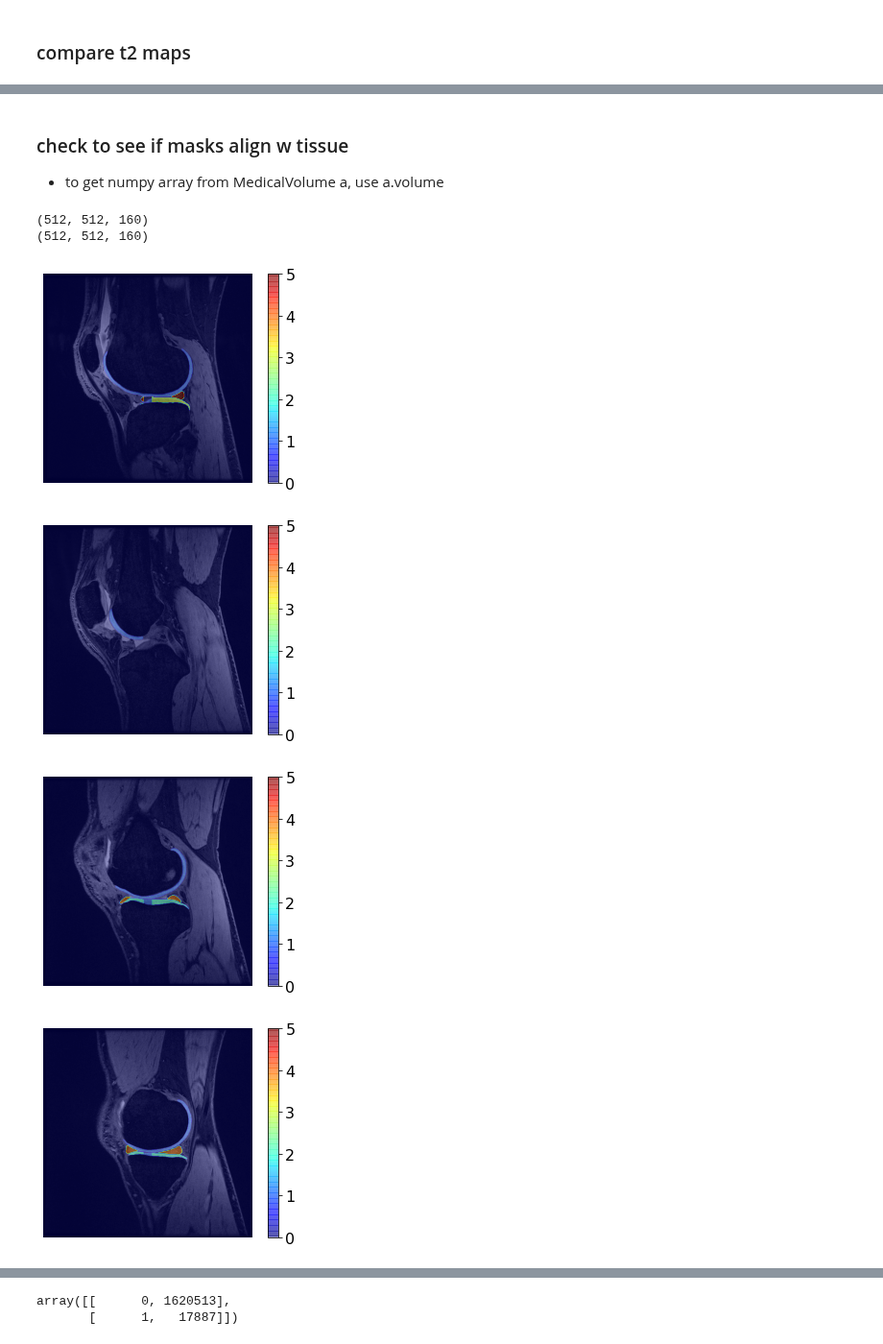
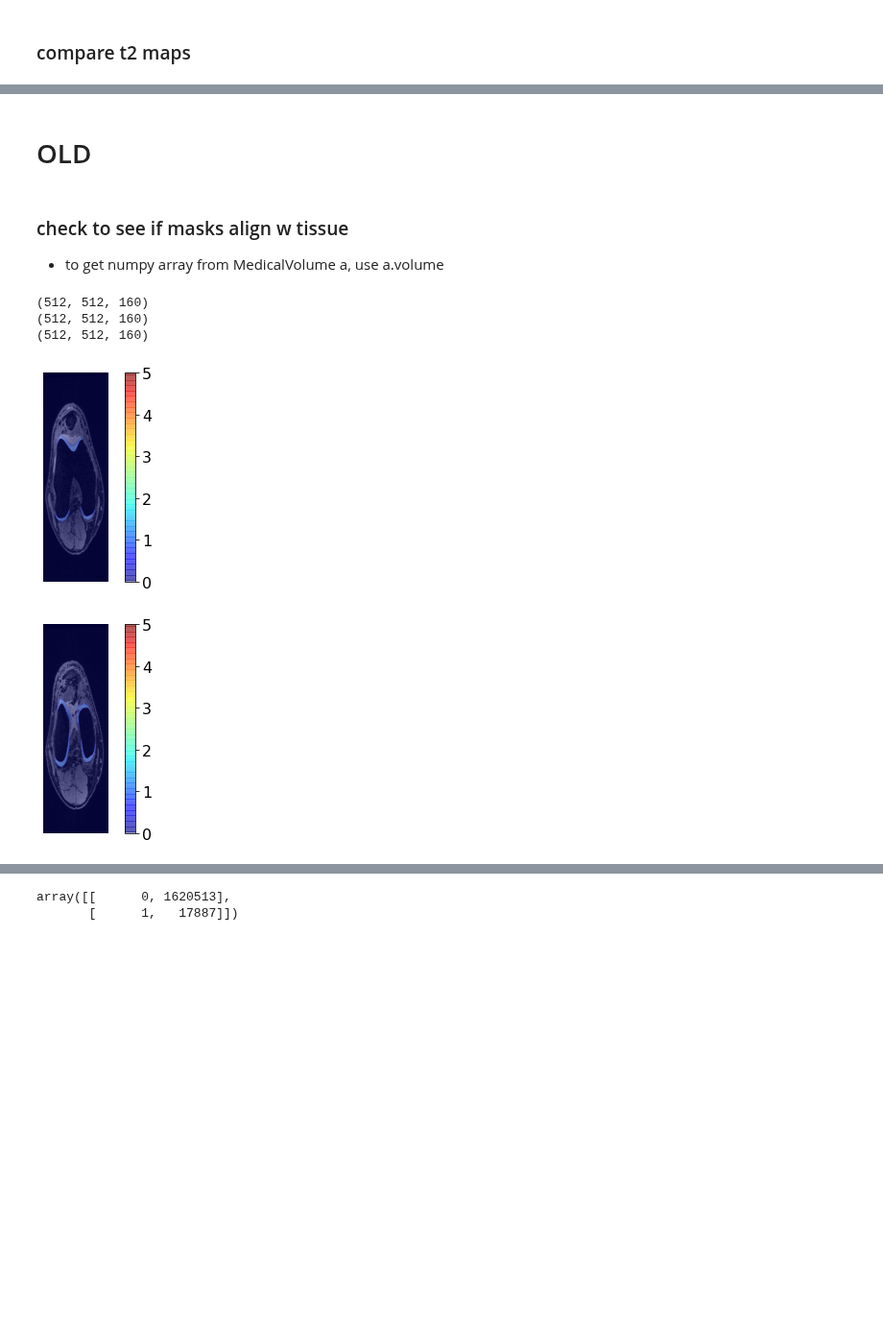
Before and after one commit to davevanveen/unsup_mri, a Jupyter notebook: ipynb/20210129_t2_maps.ipynb, the cells around one changed output, grey strips where cells are left out. Shown at 96% size. Drawn from its saved outputs; the diff is of its cells as text; code cells hidden in the pictures; blank space fills up the shorter version.

```diff
--- a/ipynb/20210129_t2_maps.ipynb
+++ b/ipynb/20210129_t2_maps.ipynb
@@ -79,7 +77,7 @@ def plot_list(arr_list, title_list, clim=(0,1)):#None):
 # %% [markdown]
 ### load gt, mask as MedicalVolume
 # %%
-file_id = '034'
+file_id = '006'
 
 path_dcm_test = '/bmrNAS/people/akshay/dl/qdess_recon/segmentations/dicoms/MTR_{}/'.format(file_id)
 path_m_test = '/bmrNAS/people/arjun/data/qdess_knee_2020/image_files/MTR_{}.h5'.format(file_id)
@@ -196,34 +208,37 @@ for idx in np.arange(e1_dc.shape[0]):
+# %% [markdown]
+# OLD
 # %% [markdown]
 ### check to see if masks align w tissue
 
 - to get numpy array from MedicalVolume a, use a.volume
 # %%
 idx_slice_list = [50, 80, 95, 110] # slices to plot
+idx_slice_list = [250, 280]
 
 ee1 = echo1.volume
 mm = mask.volume
 print(mm.shape)
 
+# added this outside loop
 mm = np.rot90(mm, k=3, axes=(0,1))
 mm = np.fliplr(mm)
 
-print(mm.shape)
-
 for idx_slice in idx_slice_list:
 
-    e1_s = ee1[:,:,idx_slice]
-    m_s = mm[:,:,idx_slice]
+#     e1_s = ee1[:,:,idx_slice]
+#     m_s = mm[:,:,idx_slice]
+    e1_s = ee1[idx_slice,:,:]
+    m_s = mm[idx_slice,:,:]
 
     plt.imshow(e1_s, cmap='gray')
     plt.imshow(m_s, cmap='jet', clim=(0,5), alpha=0.4)
     plt.colorbar()
     plt.axis('off')
     plt.show()
 # %% [output]
 (512, 512, 160)
 (512, 512, 160)
+(512, 512, 160)
-[figure, old version]
+[figure, new version]
-[figure, old version]
+[figure, new version]
-[figure, removed]
-[figure, removed]
 # %%
```
Also changed, not shown: parts of 13 cells of this notebook, 3 other files.
